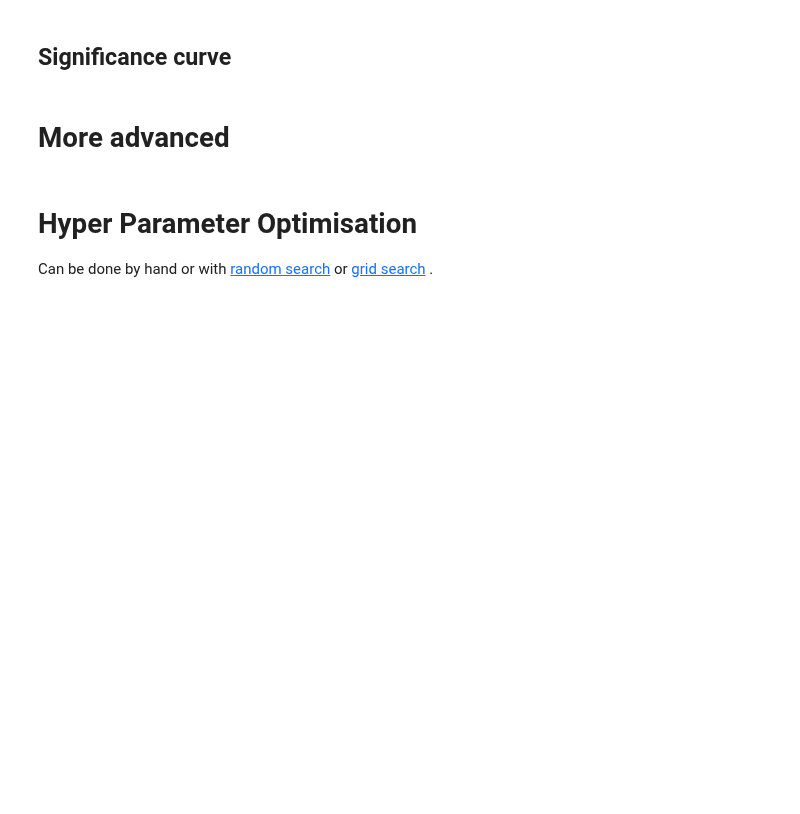
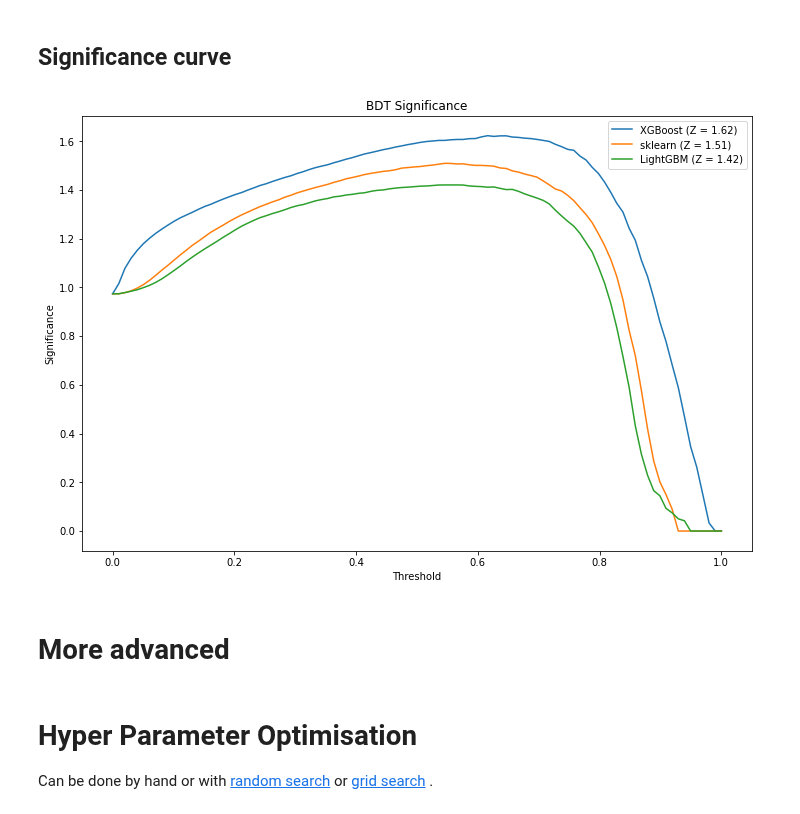
Before and after one commit to dhrou/HEPMLtutorials, a Jupyter notebook: HEPML_HandsOn_BDT.ipynb, the cells around one changed output. Saved outputs shown, nothing was run; the diff lists cells and outputs as text; code cells hidden in the pictures; blank space fills up the shorter version.

Commit message:
proper function for significance

```diff
--- a/HEPML_HandsOn_BDT.ipynb
+++ b/HEPML_HandsOn_BDT.ipynb
@@ -302,6 +486,7 @@ def amsasimov(s,b): # asimov significance arXiv:1007.1727 eq. 97
 # %% [markdown]
 ## XGBoost
 # %%
+%%time
 np.random.seed(31415) # set the random seed
 
 from xgboost import XGBClassifier
@@ -327,11 +512,7 @@ print("auc test:",auc_test_xgb)
 
 print ("auc train:",roc_auc_score(y_true=y_train.values, y_score=y_pred_train_xgb,sample_weight=weights_train))
 
-# compute significance
-int_pred_test_sig_xgb = [weights_test[(y_test ==1) & (y_pred_xgb > th_cut)].sum() for th_cut in np.linspace(0,1,num=50)]
-int_pred_test_bkg_xgb = [weights_test[(y_test ==0) & (y_pred_xgb > th_cut)].sum() for th_cut in np.linspace(0,1,num=50)]
-vamsasimov_xgb = [amsasimov(sumsig,sumbkg) for (sumsig,sumbkg) in zip(int_pred_test_sig_xgb,int_pred_test_bkg_xgb)]
-significance_xgb = max(vamsasimov_xgb)
+vamsasimov_xgb=significance_vscore(y_true=y_test, y_score=y_pred_xgb, sample_weight=weights_test)
+significance_xgb = np.max(vamsasimov_xgb)
 
-Z = significance_xgb
-print("Z:",Z)
+print("Z:",significance_xgb)
@@ -365,9 +554,8 @@ print("auc test:",auc_test_gbm)
 print ("auc train:",roc_auc_score(y_true=y_train.values, y_score=y_pred_train_gbm,sample_weight=weights_train))
 
 #compute significance
-int_pred_test_sig_gbm = [weights_test[(y_test ==1) & (y_pred_gbm > th_cut)].sum() for th_cut in np.linspace(0,1,num=50)]
-int_pred_test_bkg_gbm = [weights_test[(y_test ==0) & (y_pred_gbm > th_cut)].sum() for th_cut in np.linspace(0,1,num=50)]
-vamsasimov_gbm = [amsasimov(sumsig,sumbkg) for (sumsig,sumbkg) in zip(int_pred_test_sig_gbm,int_pred_test_bkg_gbm)]
-significance_gbm = max(vamsasimov_gbm)
-Z = significance_gbm
-print("Z:",Z)
+vamsasimov_gbm=significance_vscore(y_true=y_test, y_score=y_pred_gbm, sample_weight=weights_test)
+significance_gbm = np.max(vamsasimov_gbm)
+
+
+print("Z:",significance_gbm)
@@ -395,9 +588,7 @@ print("auc test:",auc_test_skgb)
 print ("auc train:",roc_auc_score(y_true=y_train.values, y_score=y_pred_train_skgb,sample_weight=weights_train))
 
 #compute significance
-int_pred_test_sig_skgb = [weights_test[(y_test ==1) & (y_pred_skgb > th_cut)].sum() for th_cut in np.linspace(0,1,num=50)]
-int_pred_test_bkg_skgb = [weights_test[(y_test ==0) & (y_pred_skgb > th_cut)].sum() for th_cut in np.linspace(0,1,num=50)]
-vamsasimov_skgb = [amsasimov(sumsig,sumbkg) for (sumsig,sumbkg) in zip(int_pred_test_sig_skgb,int_pred_test_bkg_skgb)]
-significance_skgb = max(vamsasimov_skgb)
-Z = significance_skgb
-print("Z:",Z)
+vamsasimov_skgb=significance_vscore(y_true=y_test, y_score=y_pred_skgb, sample_weight=weights_test)
+significance_skgb = np.max(vamsasimov_skgb)
+
+print("Z:",significance_skgb)
@@ -518,18 +732,25 @@ plt.show() # blue line = random classification -> maximize true positive rate wh
 # %% [markdown]
 ## Significance curve
 # %%
-plt.plot(np.linspace(0,1,num=50),vamsasimov_xgb, label='XGBoost (Z = {})'.format(np.round(significance_xgb,decimals=2)))
-plt.plot(np.linspace(0,1,num=50),vamsasimov_skgb, label='sklearn (Z = {})'.format(np.round(significance_skgb,decimals=2)))
-plt.plot(np.linspace(0,1,num=50),vamsasimov_gbm, label='LightGBM (Z = {})'.format(np.round(significance_gbm,decimals=2)))
+x = np.linspace(0, 1, num=len(vamsasimov_xgb))
+vmsasimovs = np.column_stack((vamsasimov_xgb, vamsasimov_skgb, vamsasimov_gbm))
+labels = [
+    'XGBoost (Z = {:.2f})'.format(significance_xgb),
+    'sklearn (Z = {:.2f})'.format(significance_skgb),
+    'LightGBM (Z = {:.2f})'.format(significance_gbm)
+]
 
+plt.plot(x, vmsasimovs,label=labels)
 
 
 plt.title("BDT Significance")
 plt.xlabel("Threshold")
 plt.ylabel("Significance")
 plt.legend()
 plt.savefig("Significance_comparing.pdf")
 plt.show()
+# %% [output]
+[figure, added]
 # %% [markdown]
 # More advanced
 # %% [markdown]
```
Also changed, not shown: parts of 36 cells of this notebook.
